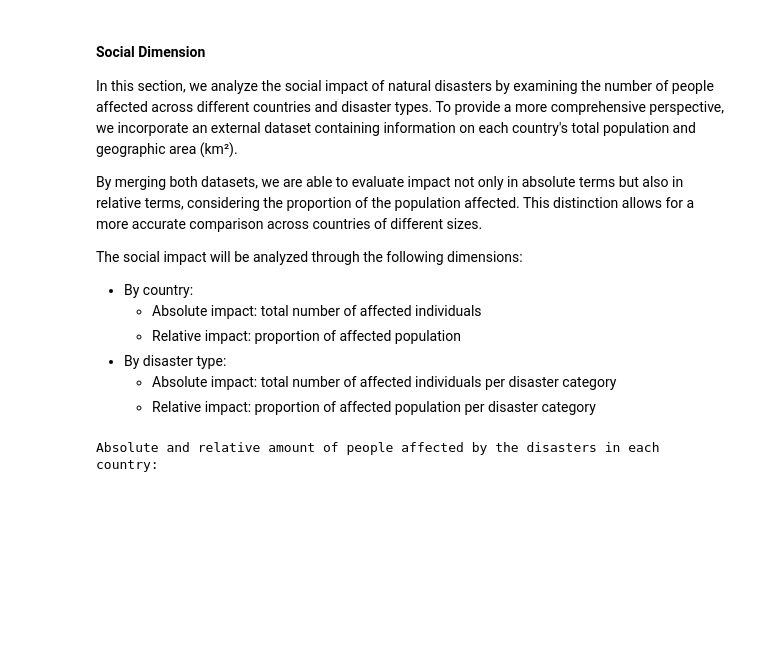
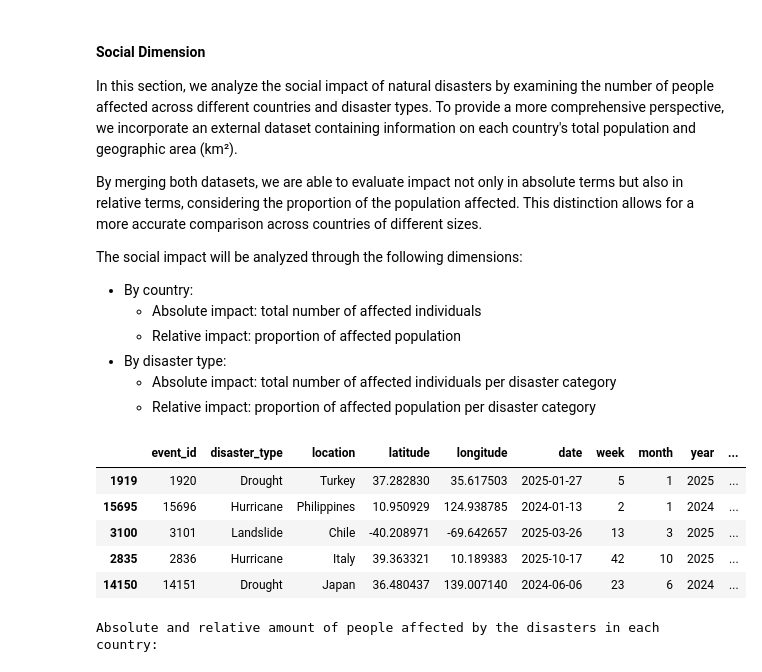
Before and after one commit to ailinalvarez/natural_disaster, a Jupyter notebook: disaster_event.ipynb, the cells around one changed output. Drawn from its saved outputs; the diff is of its cells as text; code cells hidden in the pictures; blank space fills up the shorter version.

```diff
--- a/disaster_event.ipynb
+++ b/disaster_event.ipynb
@@ -445,6 +445,14 @@ The social impact will be analyzed through the following dimensions:
 # %%
 #We merge the data of the disasters with the information of the countries to observe if there is any relationship between the number of events and the population or the size of the country.
 paises_info = pd.merge(data_clean, paises, how='left', on='location')
+display(paises_info.sample(5))
+# %% [output]
+|  | event_id | disaster_type | location | latitude | longitude | date | week | month | year | ... |
+| 1919 | 1920 | Drought | Turkey | 37.282830 | 35.617503 | 2025-01-27 | 5 | 1 | 2025 | ... |
+| 15695 | 15696 | Hurricane | Philippines | 10.950929 | 124.938785 | 2024-01-13 | 2 | 1 | 2024 | ... |
+| 3100 | 3101 | Landslide | Chile | -40.208971 | -69.642657 | 2025-03-26 | 13 | 3 | 2025 | ... |
+| 2835 | 2836 | Hurricane | Italy | 39.363321 | 10.189383 | 2025-10-17 | 42 | 10 | 2025 | ... |
+| 14150 | 14151 | Drought | Japan | 36.480437 | 139.007140 | 2024-06-06 | 23 | 6 | 2024 | ... |
 # %%
 #social impact: total amount of people affected by the disasters in each country
 social_impact = paises_info[['location', 'disaster_type', 'affected_population','total_population', 'severity_level']]
```
Also changed, not shown: parts of 19 cells of this notebook.
